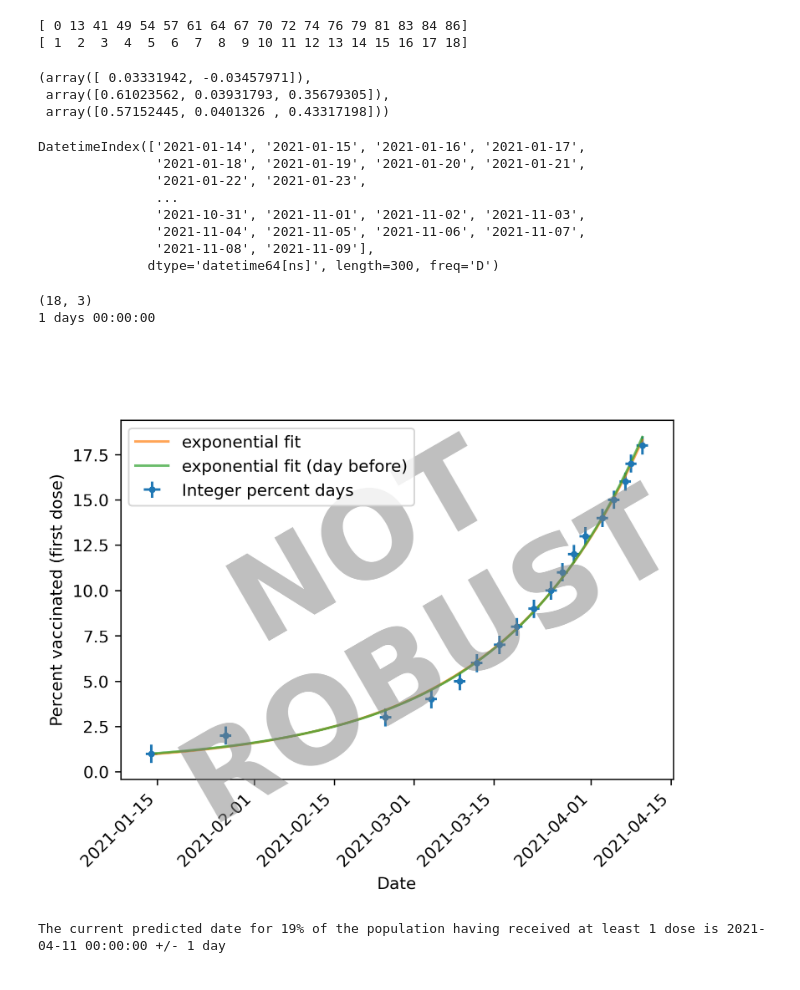
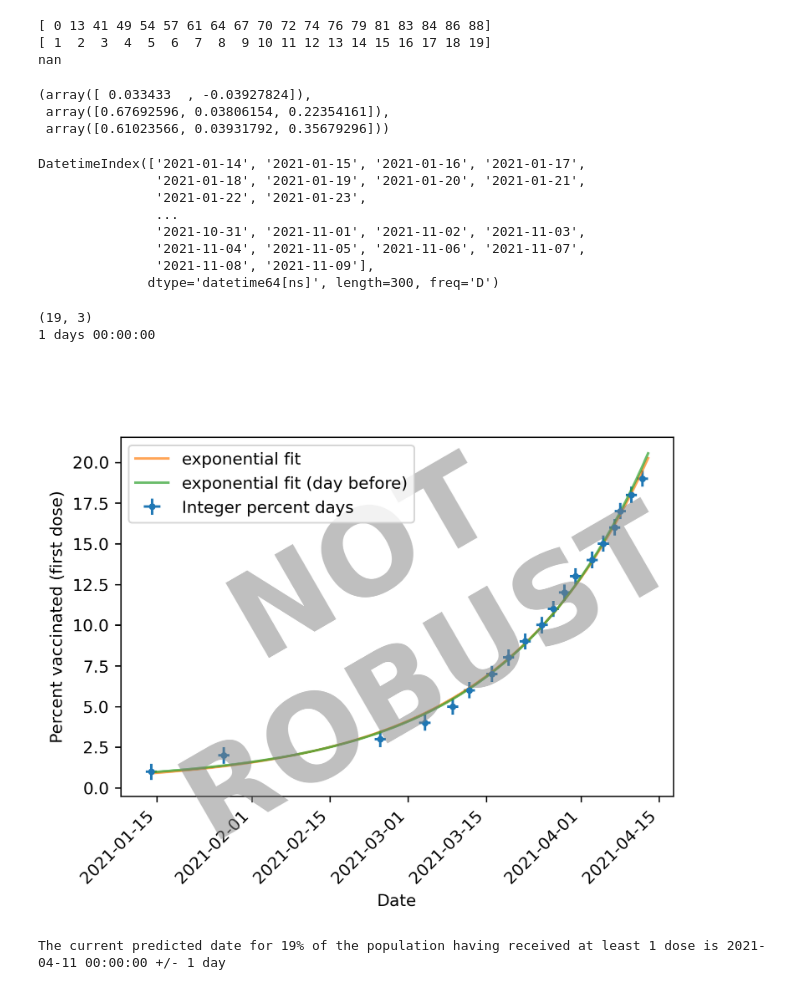
Before and after one commit to ac137/vacc-curvefit, a Jupyter notebook: vacc-curvefit.ipynb, the cells around one changed output. Cells and saved outputs as stored; diff of their text form; code cells hidden in the pictures.

Commit message:
update 19%; hardcoded fit coefficient priors since fit wasn't converging

```diff
--- a/vacc-curvefit.ipynb
+++ b/vacc-curvefit.ipynb
@@ -11,7 +11,7 @@ from scipy.optimize import curve_fit
 # %%
 
 # dates on which percentages are achieved (to nearest percent/day)
-dates = pd.Series(['14 Jan 2021','27 Jan 2021','24 Feb 2021','4 Mar 2021','9 Mar 2021','12 Mar 2021','16 Mar 2021','19 Mar 2021','22 Mar 2021','25 Mar 2021','27 Mar 2021','29 Mar 2021', '31 Mar 2021','3 Apr 2021','5 Apr 2021','7 Apr 2021','8 Apr 2021','10 Apr 2021'])
+dates = pd.Series(['14 Jan 2021','27 Jan 2021','24 Feb 2021','4 Mar 2021','9 Mar 2021','12 Mar 2021','16 Mar 2021','19 Mar 2021','22 Mar 2021','25 Mar 2021','27 Mar 2021','29 Mar 2021', '31 Mar 2021','3 Apr 2021','5 Apr 2021','7 Apr 2021','8 Apr 2021','10 Apr 2021', '12 Apr 2021'])
 
 
 percent = np.arange(1,len(dates)+1) # percentage of first doses received per population
@@ -61,28 +61,38 @@ print(y)
 
 y2 = np.log(y)
 
+
+
 # first do linear fit (converges easily)
 popt, pcov = curve_fit(lin_func, x, y2)
-# use values from linear fit as initial guess for exp fit (otherwise doesn't converge properly)
-popt2, pcov2 = curve_fit(exp_func, x, y, p0=[popt[0], popt[1], 0.5])#,sigma=0.5*np.ones(len(x)))
 
+
+# linear log fit was diverging too much and the fit wasn't working, so I'll just hardcode now, I guess
+po_vals = [0.06, 0.04, 0.03]
+
+popt2, pcov2 = curve_fit(exp_func, x, y, p0=po_vals)
 # 1 day previous
-popt3, pcov3 = curve_fit(exp_func, x[:-1], y[:-1], p0=[popt[0], popt[1], 0.5])
+popt3, pcov3 = curve_fit(exp_func, x[:-1], y[:-1], p0=po_vals)
 # orig. fit (from 15 mar.)
 popt4_l,pcov4_l = curve_fit(lin_func, x[:7], y2[:7])
-popt4, pcov4 = curve_fit(exp_func, x[:7], y[:7], p0=[popt4_l[0], popt4_l[1], 0.5])
+popt4, pcov4 = curve_fit(exp_func, x[:7], y[:7], p0=po_vals)
 
 # exclude first day
-popt5, pcov5 = curve_fit(exp_func, x[1:],y[1:],p0=[popt[0],popt[1],0.5])
+popt5, pcov5 = curve_fit(exp_func, x[1:],y[1:],p0=po_vals)
 # %% [output]
-[ 0 13 41 49 54 57 61 64 67 70 72 74 76 79 81 83 84 86]
-[ 1  2  3  4  5  6  7  8  9 10 11 12 13 14 15 16 17 18]
+[ 0 13 41 49 54 57 61 64 67 70 72 74 76 79 81 83 84 86 88]
+[ 1  2  3  4  5  6  7  8  9 10 11 12 13 14 15 16 17 18 19]
+nan
 # %%
 popt, popt2, popt3#, popt4 #pcov, pcov2
+
+# (array([ 0.03331942, -0.03457971]),
+#  array([0.61023562, 0.03931793, 0.35679305]),
+#  array([0.57152445, 0.0401326 , 0.43317198]))
 # %% [output]
-(array([ 0.03331942, -0.03457971]),
- array([0.61023562, 0.03931793, 0.35679305]),
- array([0.57152445, 0.0401326 , 0.43317198]))
+(array([ 0.033433  , -0.03927824]),
+ array([0.67692596, 0.03806154, 0.22354161]),
+ array([0.61023566, 0.03931792, 0.35679296]))
 # %%
 # create dates for x-values for fit so that they can be plotted on the plot with the datetime axis
 #(otherwise matplotlib complains)
@@ -113,40 +127,40 @@ DatetimeIndex(['2021-01-14', '2021-01-15', '2021-01-16', '2021-01-17',
               dtype='datetime64[ns]', length=300, freq='D')
 # %%
 
-lim = 87
+lim = 90
 print(df.shape)
 
 terr = pd.Timedelta(hours=24)
 print(terr)
 
 fig = plt.figure(dpi=300)
 # df.plot(x='dates', y='percent', style='.',ax=plt.gca())
 plt.errorbar(df['dates'].values, df['percent'].values, yerr=0.5,xerr=terr,fmt='.',label='Integer percent days')
-#plt.plot(x2[:lim], y_fit[:lim], label='linear fit to log')
+# plt.plot(x2[:lim], y_fit[:lim], label='linear fit to log')
 plt.plot(x2[:lim], y_fit_2[:lim], alpha=0.7, label='exponential fit')
 plt.plot(x2[:lim], y_fit_prev[:lim], alpha=0.7, label='exponential fit (day before)')
 # plt.plot(x2[:lim], y_fit_orig[:lim], alpha=0.7, label='exponential fit (up to 15 Mar.)')
 # plt.plot(x2[:lim], y_fit_orig_l[:lim], alpha=0.7, label='linear fit (up to 15 Mar.)')
 
 # plt.plot(x2[:lim], y_log_orig_l[:lim], alpha=0.7, label='linear fit to log (up to 15 Mar.)')
 
 
 # plt.plot(x2[:lim],np.ones(len(x2[:lim]))*10)
 # plt.plot(x2[:lim], y_fit_excl1[:lim], alpha=0.7, label='exponential fit (excl. day 1)')
 plt.xticks(rotation=45,ha='right')
 plt.ylabel('Percent vaccinated (first dose)')
 plt.xlabel('Date')
 ax = plt.gca()
 plt.legend()
 ax.text(0.5, 0.5, 'NOT\nROBUST', transform=ax.transAxes,
         fontsize=72, color='gray', alpha=0.5,
         ha='center', va='center', rotation='30',fontweight='bold')
 # plt.savefig('fit_{}_percent'.format(percent[-1]))
 plt.show()
 # %% [output]
-(18, 3)
+(19, 3)
 1 days 00:00:00
-[figure, old version]
+[figure, new version]
 # %%
 # predict next percent based on exponential fit (extremely speculative)
 
```
Also changed, not shown: parts of 3 cells of this notebook.
